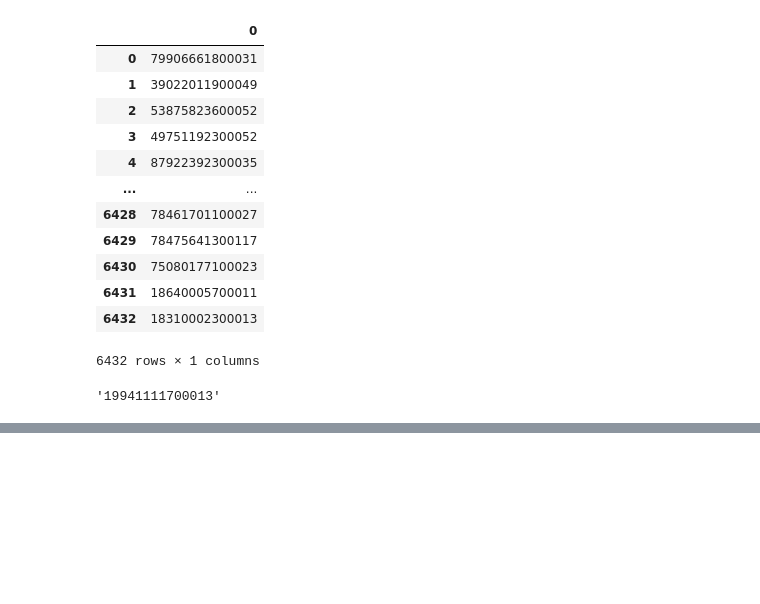
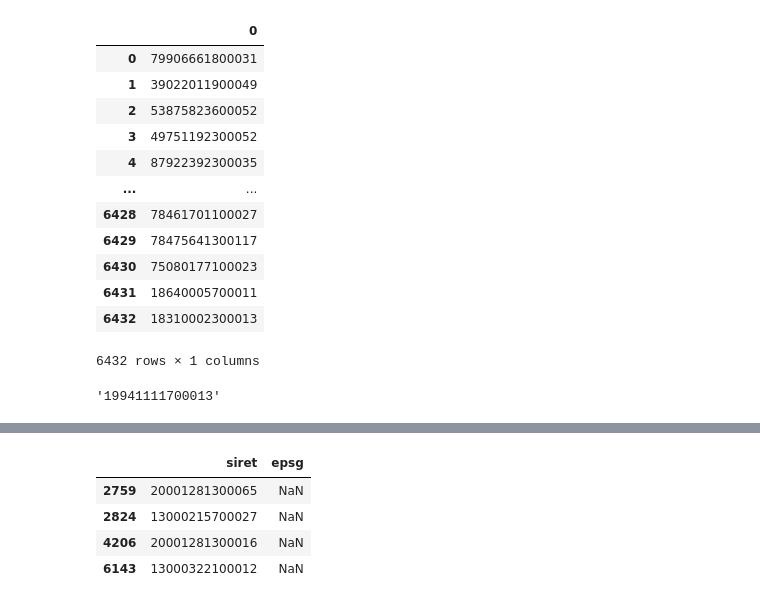
Before and after one commit to dataesr/MonitoringSirenePaysage, a Jupyter notebook: Siret.ipynb, the cells around one changed output, grey strips where cells are left out. Drawn from its saved outputs; the diff is of its cells as text; code cells hidden in the pictures; blank space fills up the shorter version.

```diff
--- a/Siret.ipynb
+++ b/Siret.ipynb
@@ -533,3 +596,11 @@ coordonneeEtablissement["epsg"].drop_duplicates()
+# %%
+coordonneeEtablissement[(coordonneeEtablissement["epsg"].isnull())][["siret","epsg"]]
+# %% [output]
+|  | siret | epsg |
+| 2759 | 20001281300065 | NaN |
+| 2824 | 13000215700027 | NaN |
+| 4206 | 20001281300016 | NaN |
+| 6143 | 13000322100012 | NaN |
 # %%
 def convertGPS(dftemp,epsg):
     df=dftemp.copy()
```
Also changed, not shown: parts of 36 cells of this notebook, 2 other files.
